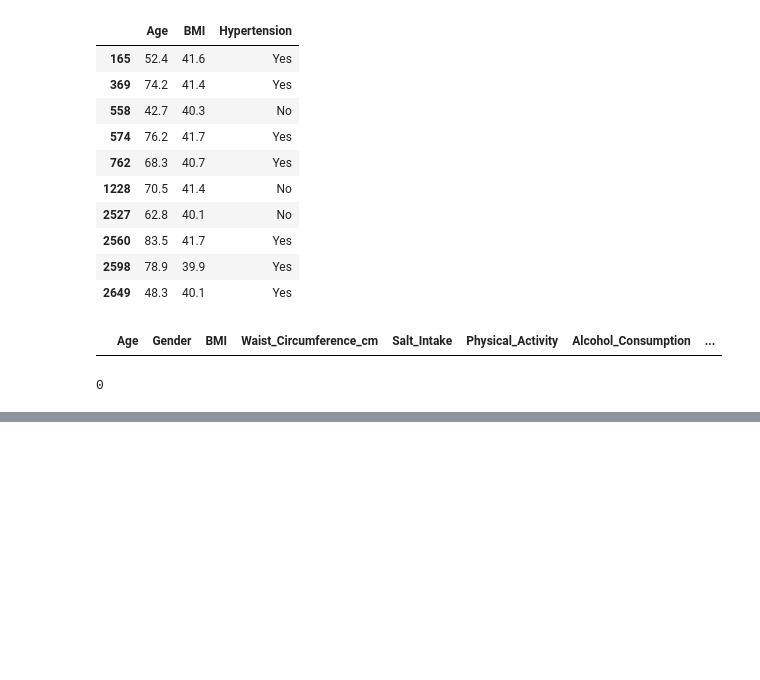
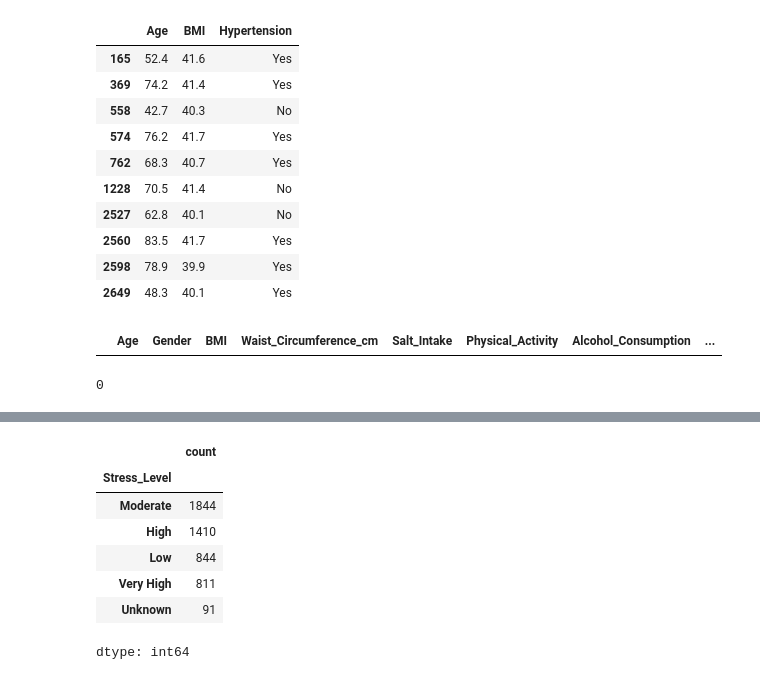
Before and after one commit to KarunaBaruwal/CMP7005-Hypertension-Analytics, a Jupyter notebook: CMP7005_Hypertension_Analysis.ipynb, the cells around one changed output, grey strips where cells are left out. Saved outputs shown, nothing was run; the diff lists cells and outputs as text; code cells hidden in the pictures; blank space fills up the shorter version.

```diff
--- a/CMP7005_Hypertension_Analysis.ipynb
+++ b/CMP7005_Hypertension_Analysis.ipynb
@@ -486,0 +489,2 @@ len(invalid_bp)
+# %%
+df_clean = df.copy()
@@ -486,0 +510,11 @@ len(invalid_bp)
+# %%
+df_clean['Stress_Level'].value_counts(dropna=False)
+# %% [output]
+|  | count |
+| Stress_Level |  |
+| Moderate | 1844 |
+| High | 1410 |
+| Low | 844 |
+| Very High | 811 |
+| Unknown | 91 |
+dtype: int64
```
Also changed, not shown: parts of 14 cells of this notebook.
